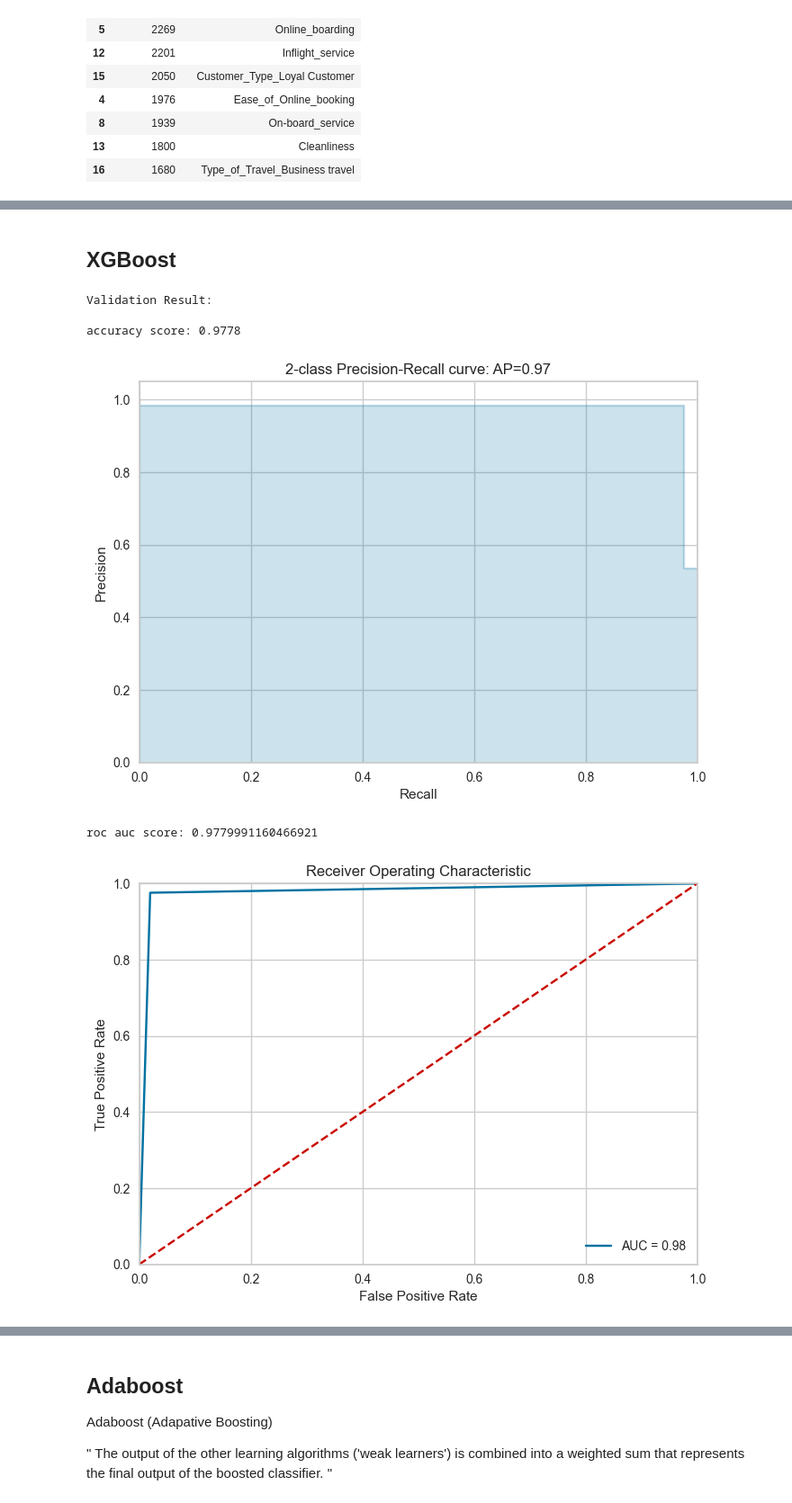
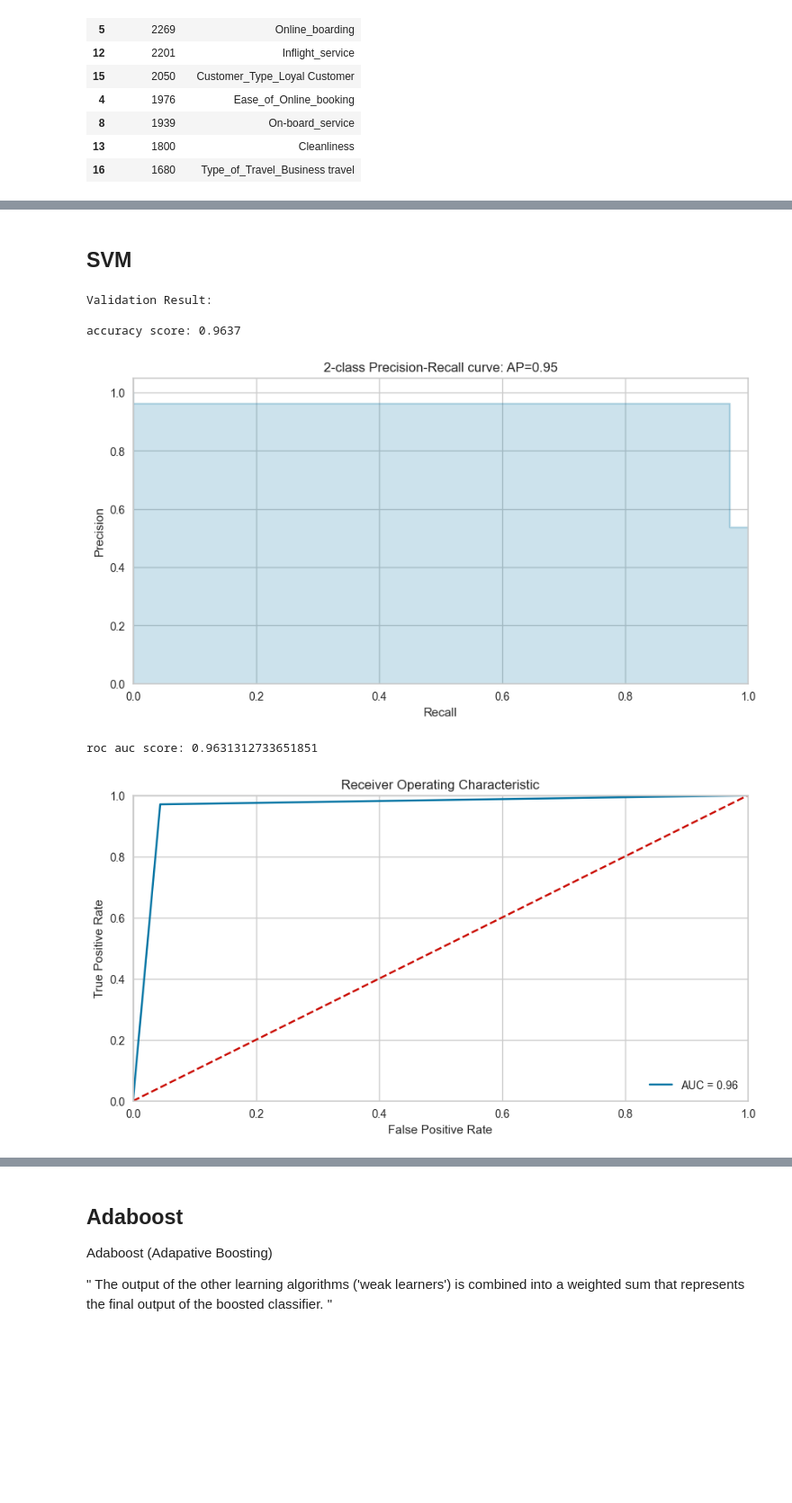
Before and after one commit to shanshanlao/Airline-Passenger-Satisfaction-Prediction, a Jupyter notebook: Code/Airline_data_modeling.ipynb, the cells around one changed output, grey strips where cells are left out. Shown at 90% size. Saved outputs shown, nothing was run; the diff lists cells and outputs as text; code cells hidden in the pictures; blank space fills up the shorter version.

```diff
--- a/Code/Airline_data_modeling.ipynb
+++ b/Code/Airline_data_modeling.ipynb
@@ -867,17 +878,19 @@ df_feature_importance.sort_values(by = 'importance', ascending=False)
 # %% [markdown]
-## XGBoost
+## SVM
 # %%
-import xgboost as xgb
+from sklearn import svm
+plt.rcParams['figure.figsize'] = (10,5)
 
-model_xgb = xgb.XGBClassifier().fit(X_train, y_train)
-clf_score(model_xgb, X_train,y_train, X_val, y_val, train=False)
+model_svm = svm.SVC().fit(X_train, y_train)
+
+clf_score(model_svm, X_train, y_train, X_val, y_val, train=False)
 # %% [output]
 Validation Result:
 
-accuracy score: 0.9778
+accuracy score: 0.9637
-[figure, old version]
+[figure, new version]
-roc auc score: 0.9779991160466921
+roc auc score: 0.9631312733651851
-[figure, old version]
+[figure, new version]
 Classification Report:
                precision    recall  f1-score   support
 
```
Also changed, not shown: parts of 23 cells of this notebook, 1 other file.
